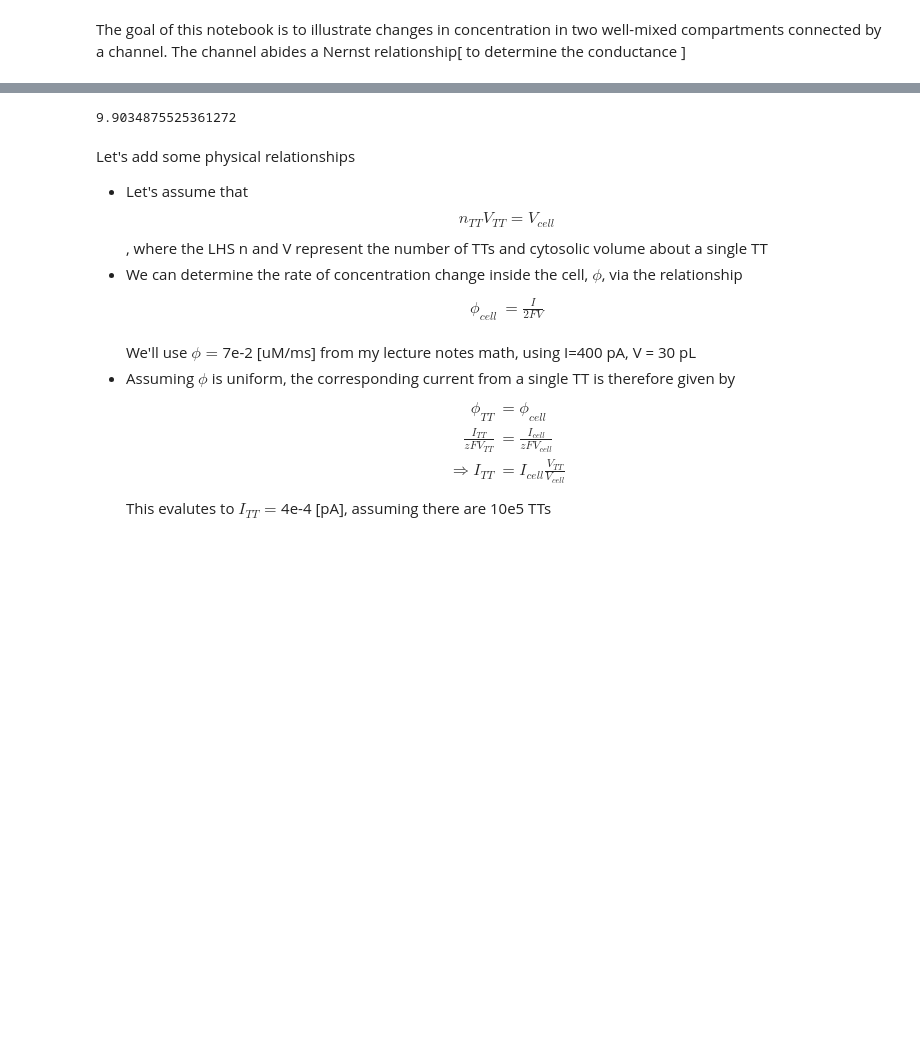
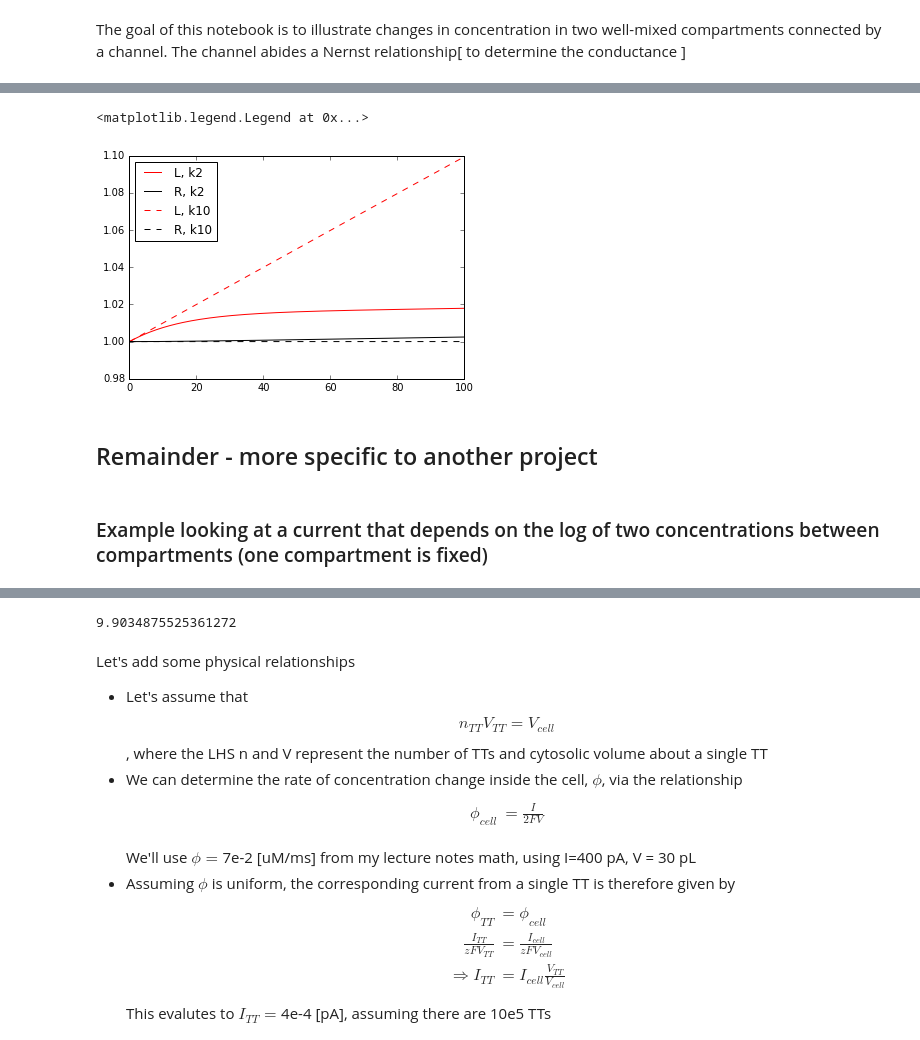
Before and after one commit to huskeypm/tutorials, a Jupyter notebook: bootcamp/channel_domain_depletion.ipynb, the cells around one changed output, grey strips where cells are left out. Drawn from its saved outputs; the diff is of its cells as text; code cells hidden in the pictures; blank space fills up the shorter version.

```diff
--- a/bootcamp/channel_domain_depletion.ipynb
+++ b/bootcamp/channel_domain_depletion.ipynb
@@ -10 +107,15 @@ import matplotlib.pylab as plt
+# %%
+plt.plot(t,y2[:,0], 'r',label="L, k2")
+plt.plot(t,y2[:,1], 'k',label="R, k2")
+plt.plot(t,y10[:,0], 'r--',label="L, k10")
+plt.plot(t,y10[:,1], 'k--',label="R, k10")
+
+plt.legend(loc=0)
+# %% [output]
+<matplotlib.legend.Legend at 0x...>
+[figure, added]
+# %% [markdown]
+## Remainder - more specific to another project
+# %% [markdown]
+### Example looking at a current that depends on the log of two concentrations between compartments (one compartment is fixed)
 # %%
```
Also changed, not shown: parts of 8 cells of this notebook.
